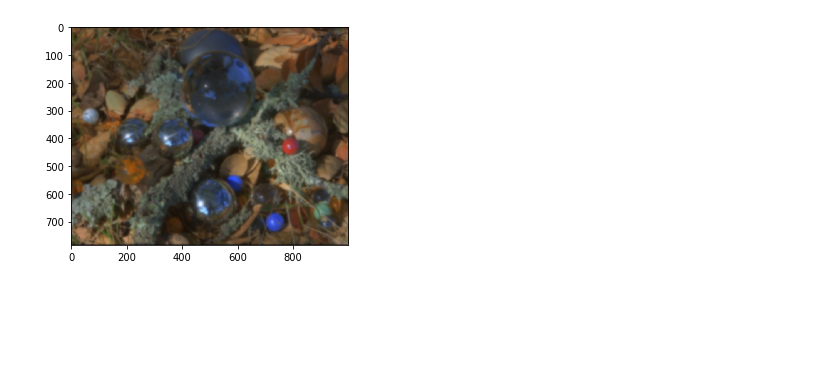
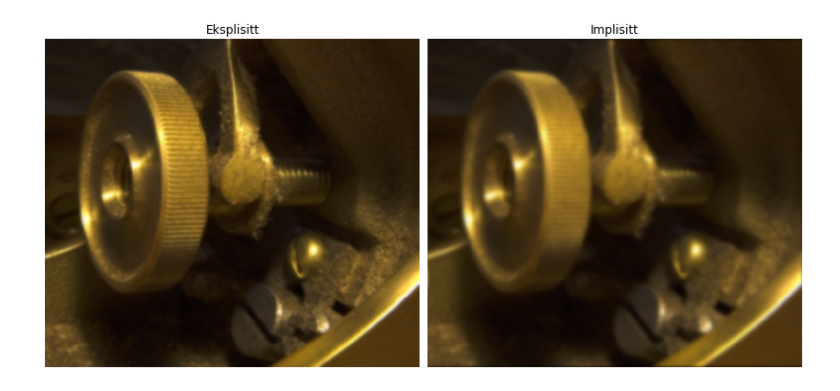
Before and after one commit to jegerud/Sciprog2020project, a Jupyter notebook: src/implisitt.ipynb, the cells around one changed output. Cells and saved outputs as stored; diff of their text form; code cells hidden in the pictures; blank space fills up the shorter version.

Commit message:
små endringer for å lage figurer

```diff
--- a/src/implisitt.ipynb
+++ b/src/implisitt.ipynb
@@ -1,21 +1,36 @@
 # %%
 import numpy as np
 import matplotlib.pyplot as plt
 import imageio
 from Source.implisitt import implisitt
 from scipy.sparse import spdiags
 from scipy.sparse.linalg import spsolve
-import Source.ImageView as imv
+import Source.ImageView as im
+import Source.Eksplisitt as eks
 
 
-file= '../hdr-bilder/Balls/Balls_00032.png'
+file= '../hdr-bilder/Adjuster/Adjuster_00008.png'
 u=imageio.imread(file)
 #u = np.sum(u.astype(float),2) /(3*255)   # konverter til gråtone
 u = u.astype(float) / 255
 u[u<0]=0
 u[u>1]=1
+copy=np.copy(u)
+eksIm=eks.eksplisittGlatting(u,copy, 3)
+impIm = implisitt(u,n=5, alpha=1,rgb=True)
 
-image = implisitt(u,n=3, alpha=2,rgb=True)
-imw.view(u, )
+plt.figure(figsize=(16, 8))         # Setter størrelse på bildene
+plt.subplot(131)                    # Legger til subplot for bilde
+plt.imshow(eksIm)   # Viser bildet
+plt.title('Eksplisitt')          # Legger til tittel
+plt.axis('off')                     # Fjerner aksene i figuren
+
+plt.subplot(132)                    # Legger til subplot for bilde
+plt.imshow(impIm)        # Viser glattet bilde
+plt.title("Implisitt")                     # Legger til tittel
+plt.axis('off')                     # Fjerner aksene i figuren
+                                    # Gjør margene mindre
+plt.subplots_adjust(wspace=0.02, hspace=0.02, top=0.9, bottom=0, left=0,right=1)
+plt.show()
 # %% [output]
-[figure, old version]
+[figure, new version]
```
